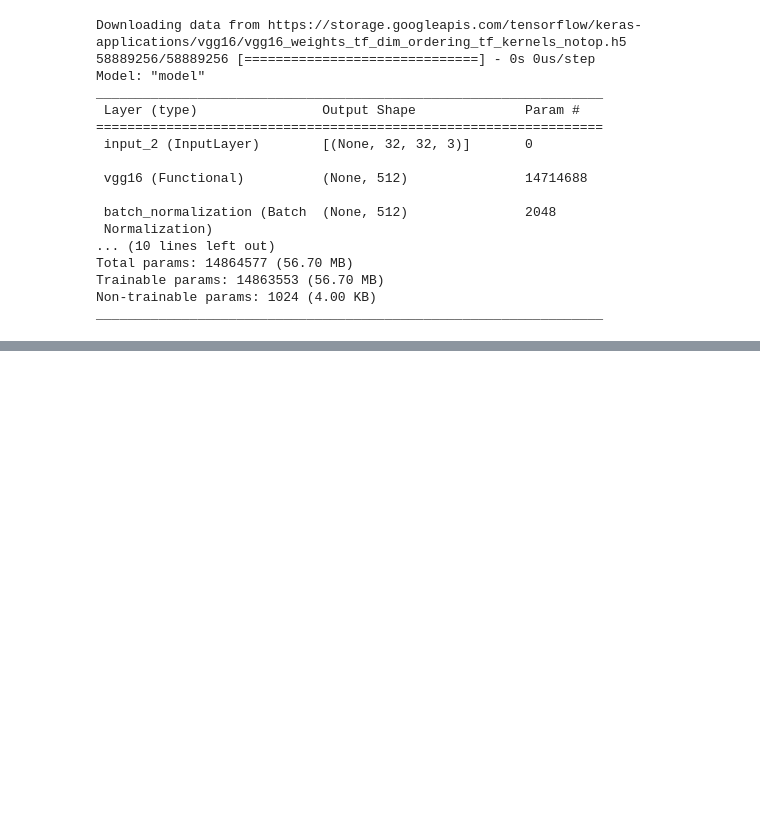
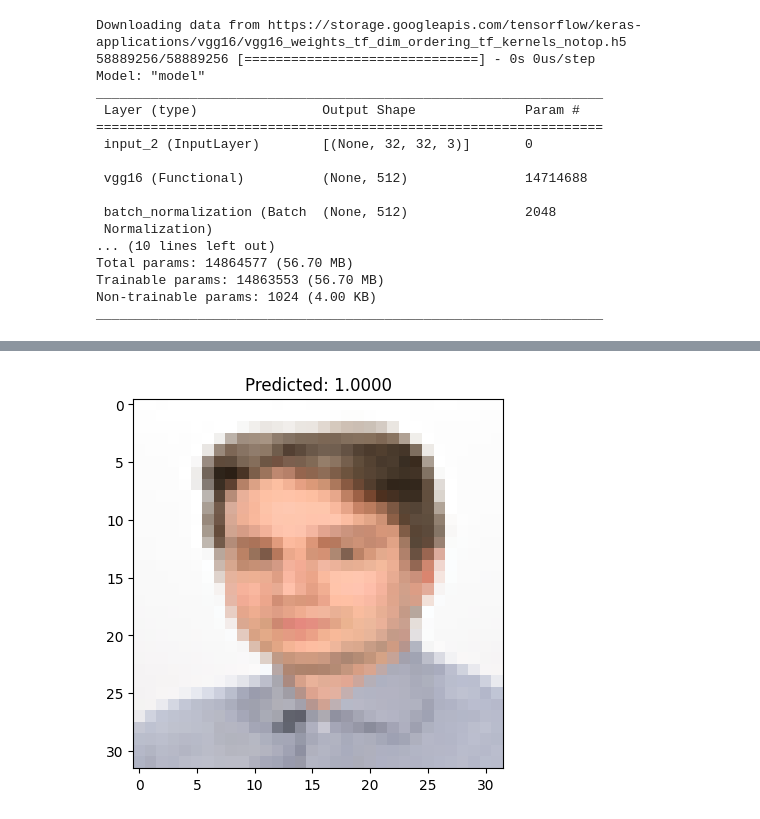
Before and after one commit to Squbaany/Neuronki, a Jupyter notebook: Neronki.ipynb, the cells around one changed output, grey strips where cells are left out. Cells and saved outputs as stored; diff of their text form; code cells hidden in the pictures; blank space fills up the shorter version.

```diff
--- a/Neronki.ipynb
+++ b/Neronki.ipynb
@@ -164,5 +306,7 @@ Saved trained model
 # %%
 loadedModel = tf.keras.saving.load_model("VGG16-1-gen.keras")
+# %%
+loadedModel = tf.keras.saving.load_model("MobileNet-1-gen.keras")
 # %%
 val_loss, val_accuracy, val_precision, val_recall = loadedModel.evaluate(testingSet)
 
@@ -207,0 +345,8 @@ for images, labels in trainingSet.take(1):
+# %%
+with pimg.open('cv.jpg') as img:
+  res = img.resize((imgWidth, imgHeight))
+  result = loadedModel.predict(np.expand_dims(np.array(res), axis = 0))
+  plt.title(f"Predicted: {result[0 ,0]:.4f}")
+  imgplot = plt.imshow(res)
+  plt.show()
+# %% [output]
@@ -207,0 +354 @@ for images, labels in trainingSet.take(1):
+[figure, added]
```
Also changed, not shown: parts of 17 cells of this notebook.
